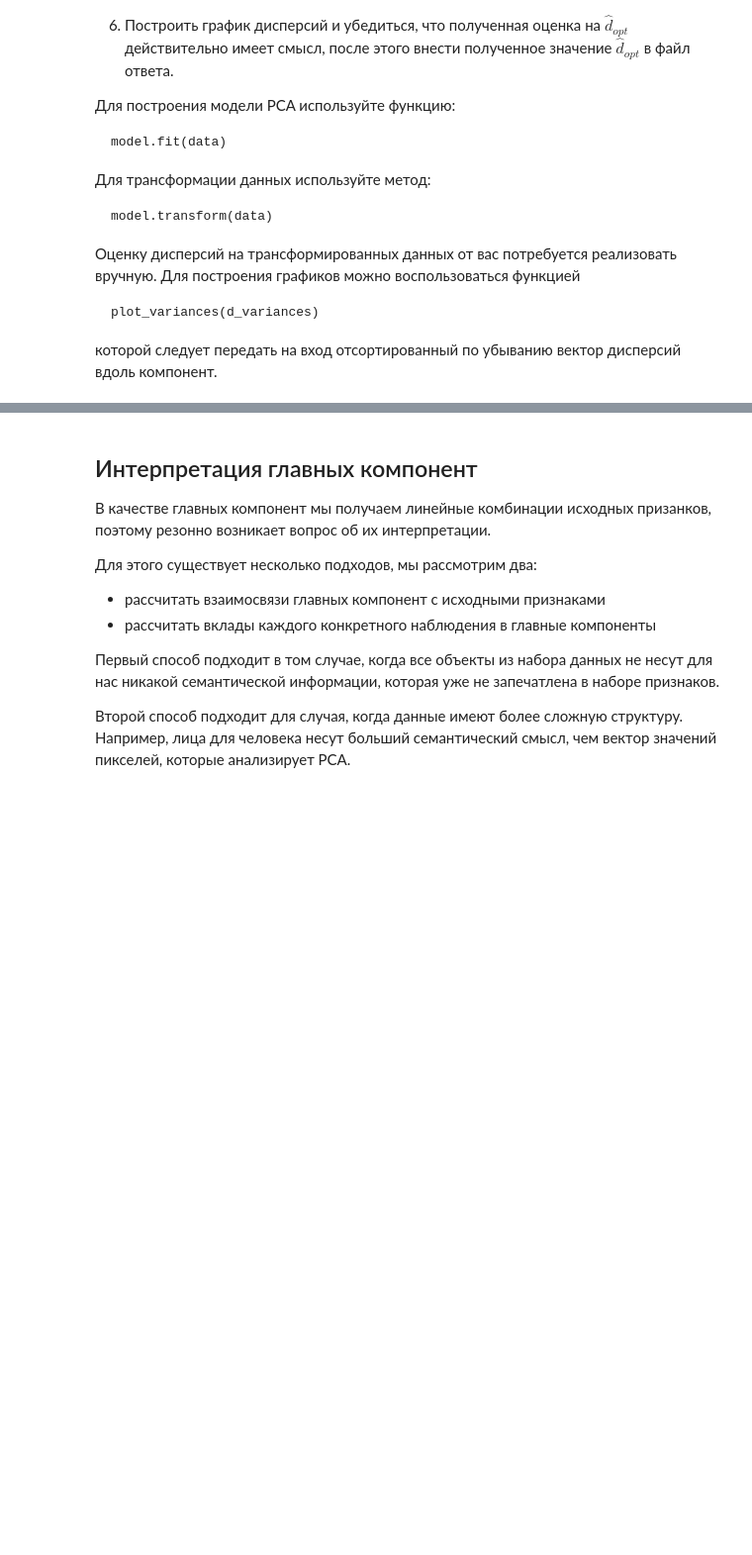
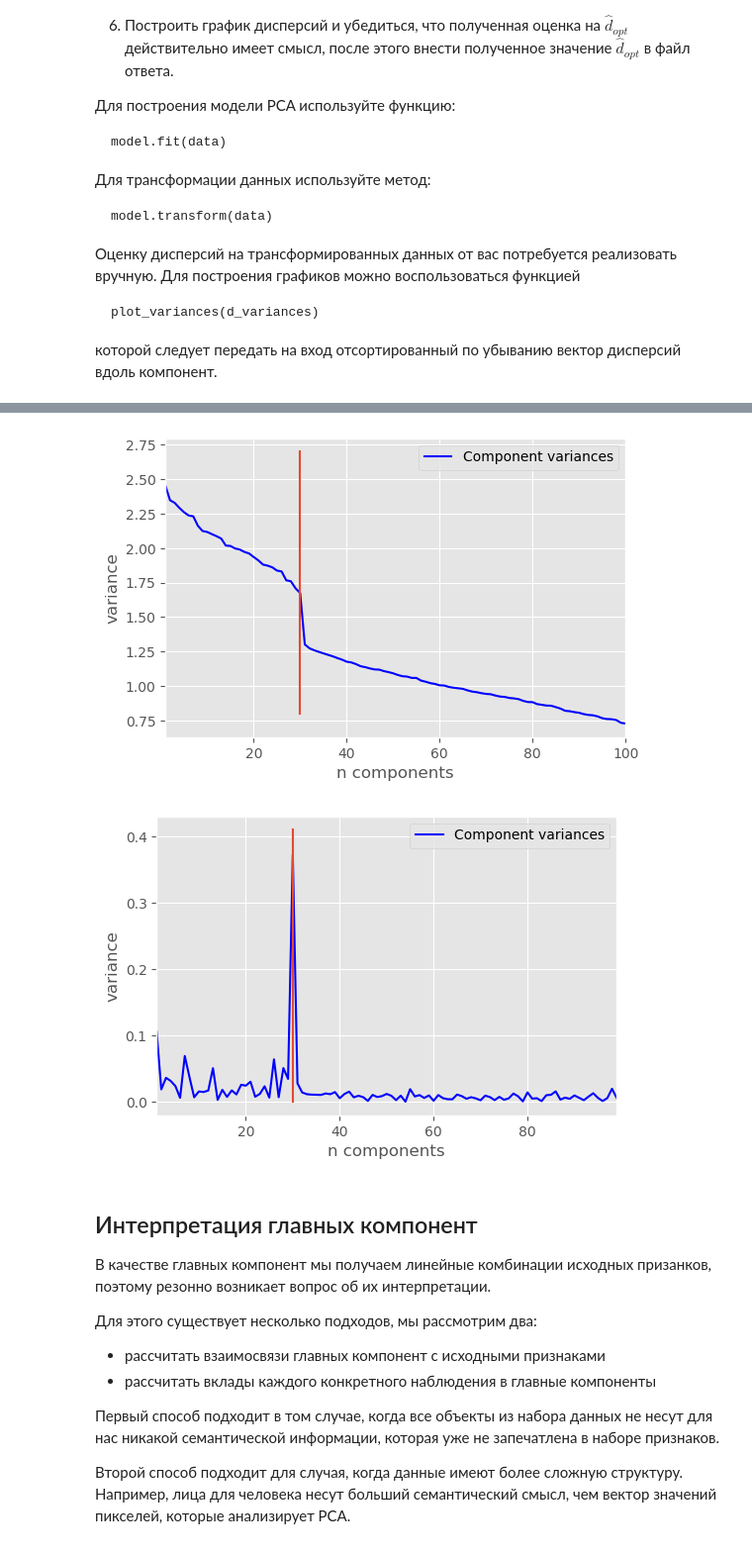
Before and after one commit to Kum4yk/Yandex_math_and_ML, a Jupyter notebook: Specialization. ML and Data Analysis/3_unsupervised-learning/week 2/task 1/PCA.ipynb, the cells around one changed output, grey strips where cells are left out. Shown: that part at 99% size. Cells and saved outputs as stored; diff of their text form; code cells hidden in the pictures; blank space fills up the shorter version.

```diff
--- a/Specialization. ML and Data Analysis/3_unsupervised-learning/week 2/task 1/PCA.ipynb
+++ b/Specialization. ML and Data Analysis/3_unsupervised-learning/week 2/task 1/PCA.ipynb
@@ -277,6 +341,8 @@ def plot_variances(d_variances):
     plt.xlabel('n components')
     plt.ylabel('variance')
     plt.legend(loc='upper right')
+    plt.plot([30]*10, np.linspace(d_variances.min() + 0.1*d_variances.min(),
+                                  d_variances.max() + 0.1*d_variances.max(), 10))
     plt.show()
 
 def write_answer_2(optimal_d):
@@ -284,6 +350,3 @@ def write_answer_2(optimal_d):
         fout.write(str(optimal_d))
 
 data = pd.read_csv('data_task2.csv')
-
-# place your code here
-pass
@@ -289,0 +359,2 @@ pass
+# %%
+model = PCA(n_components=data.shape[1])
@@ -289,0 +363,3 @@ pass
+# %%
+%%time
+model.fit(data.values)
@@ -289,0 +373,2 @@ pass
+# %%
+disps = model.explained_variance_
@@ -289,0 +378,10 @@ pass
+# %%
+plt.figure(dpi=100)
+plot_variances(disps)
+
+some = disps[:-1] - disps[1:]
+plt.figure(dpi=100)
+plot_variances(some)
+# %% [output]
+[figure, added]
+[figure, added]
```
Also changed, not shown: parts of 47 cells of this notebook, 6 other files.
